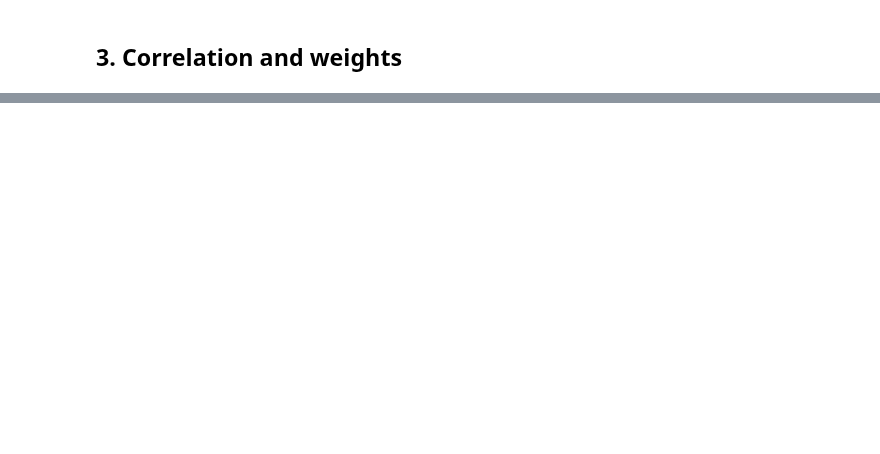
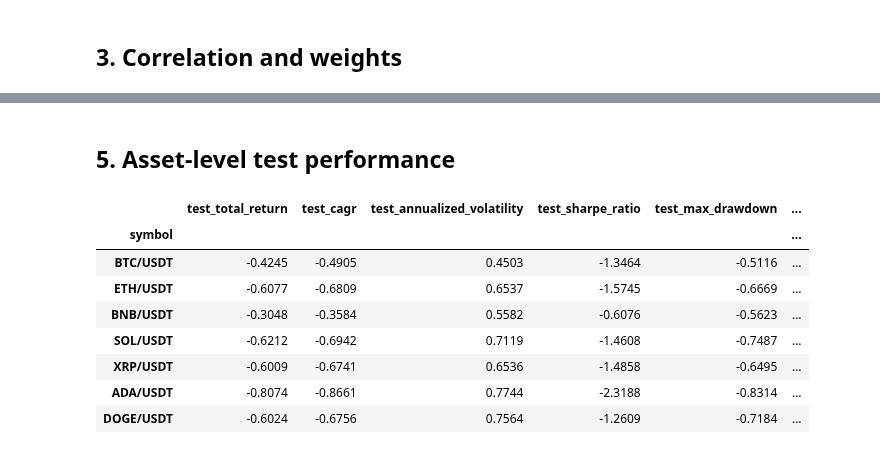
Before and after one commit to rkuznetc/ai-crypto-hedge-fund, a Jupyter notebook: notebooks/03_static_multi_asset_portfolio.ipynb, the cells around one changed output, grey strips where cells are left out. Drawn from its saved outputs; the diff is of its cells as text; code cells hidden in the pictures; blank space fills up the shorter version.

```diff
--- a/notebooks/03_static_multi_asset_portfolio.ipynb
+++ b/notebooks/03_static_multi_asset_portfolio.ipynb
@@ -36,0 +67,4 @@ outputs.weights
+# %%
+metrics_dir = PROJECT_ROOT / "reports" / "metrics"
+asset_risk = pd.read_csv(metrics_dir / "static_portfolio_asset_risk.csv", index_col=0)
+asset_risk
@@ -36,0 +81,15 @@ outputs.weights
+# %% [markdown]
+## 5. Asset-level test performance
+# %%
+asset_test = pd.read_csv(metrics_dir / "static_portfolio_asset_test_performance.csv", index_col=0)
+asset_test
+# %% [output]
+|  | test_total_return | test_cagr | test_annualized_volatility | test_sharpe_ratio | test_max_drawdown | ... |
+| symbol |  |  |  |  |  | ... |
+| BTC/USDT | -0.4245 | -0.4905 | 0.4503 | -1.3464 | -0.5116 | ... |
+| ETH/USDT | -0.6077 | -0.6809 | 0.6537 | -1.5745 | -0.6669 | ... |
+| BNB/USDT | -0.3048 | -0.3584 | 0.5582 | -0.6076 | -0.5623 | ... |
+| SOL/USDT | -0.6212 | -0.6942 | 0.7119 | -1.4608 | -0.7487 | ... |
+| XRP/USDT | -0.6009 | -0.6741 | 0.6536 | -1.4858 | -0.6495 | ... |
+| ADA/USDT | -0.8074 | -0.8661 | 0.7744 | -2.3188 | -0.8314 | ... |
+| DOGE/USDT | -0.6024 | -0.6756 | 0.7564 | -1.2609 | -0.7184 | ... |
```
Also changed, not shown: parts of 15 cells of this notebook.
